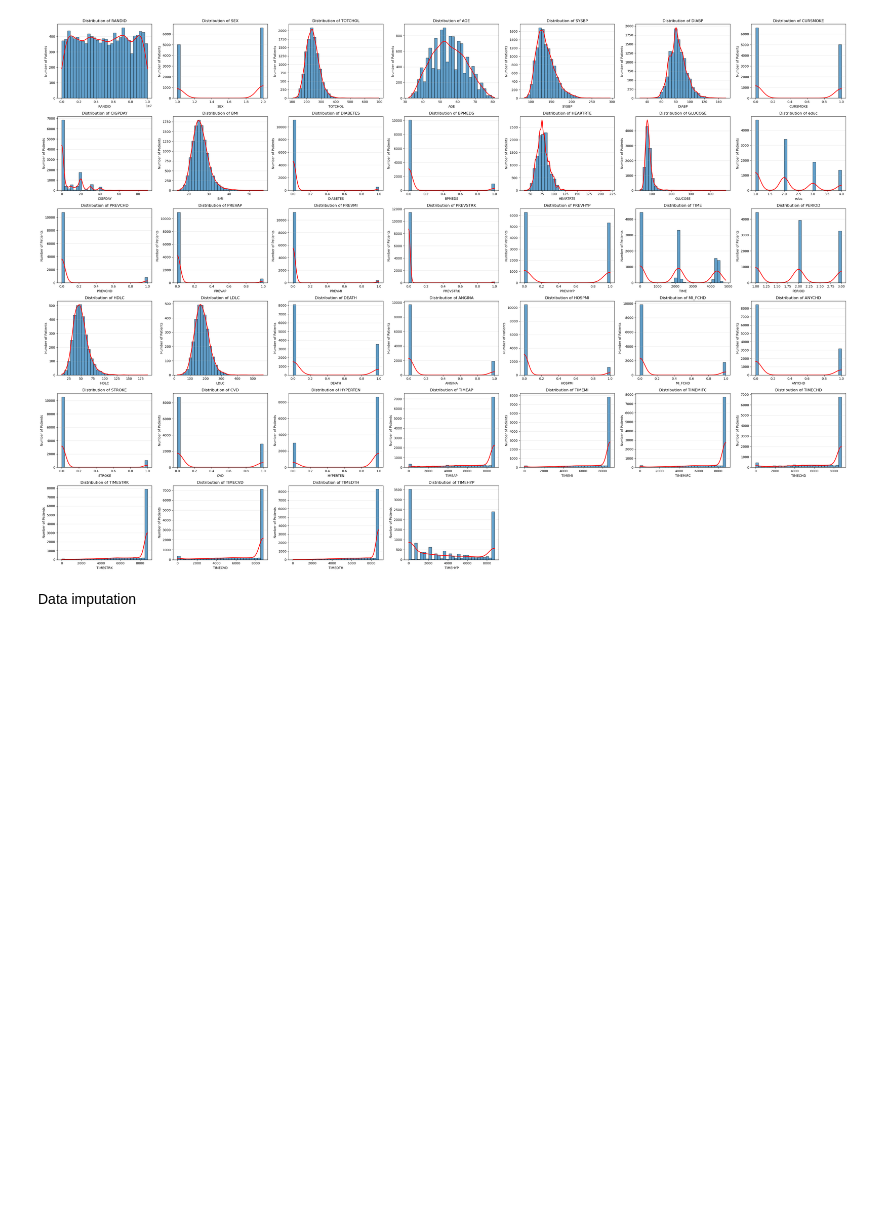
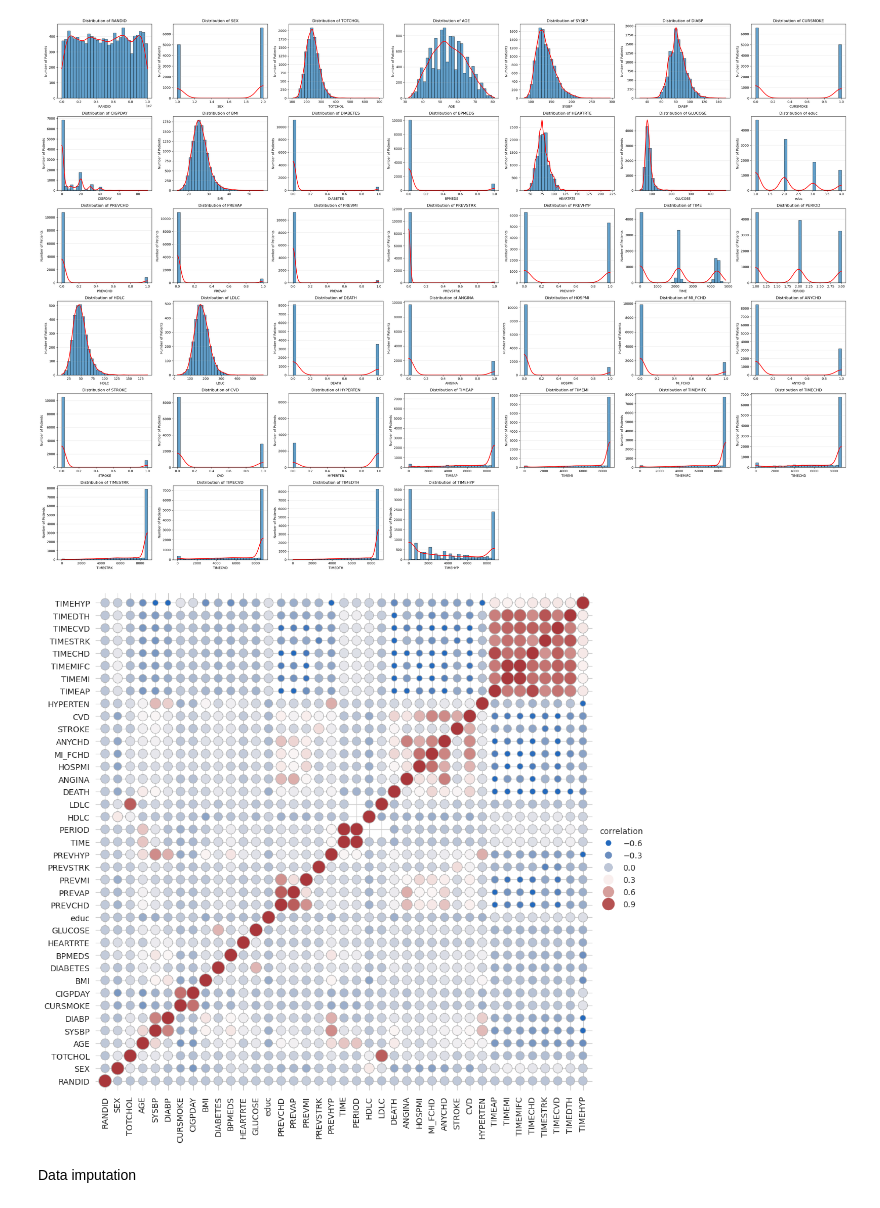
Before and after one commit to Peiprjs/MAI3002-Framingham_Heart_Study, a Jupyter notebook: Code.ipynb, the cells around one changed output. Cells and saved outputs as stored; diff of their text form; code cells hidden in the pictures; blank space fills up the shorter version.

Commit message:
Correlation plot!

```diff
--- a/Code.ipynb
+++ b/Code.ipynb
@@ -82,5 +83,27 @@ plt.tight_layout()
 plt.show()
 # %% [output]
 [figure]
+# %%
+def corr_plot(input_df):
+    corr_df = input_df.corr()
+    corr_mat = corr_df[corr_df.columns[::-1]].stack().reset_index(name="correlation")
+
+    sns.set_style("whitegrid")
+    g = sns.relplot(
+        data=corr_mat,
+        x="level_0", y="level_1", hue="correlation", size="correlation",
+        palette="vlag", edgecolor=".7",
+        height=10, sizes=(50, 250), hue_norm=(-0.5, 1),size_norm=(-0.5, 1),
+    )
+
+    g.set(xlabel="", ylabel="", aspect="equal")
+    g.despine(left=True, bottom=True)
+    g.ax.margins(.02)
+    for label in g.ax.get_xticklabels():
+        label.set_rotation(90)
+
+corr_plot(data)
+# %% [output]
+[figure, added]
 # %% [markdown]
 Data imputation
```
Also changed, not shown: parts of 1 cell of this notebook.
